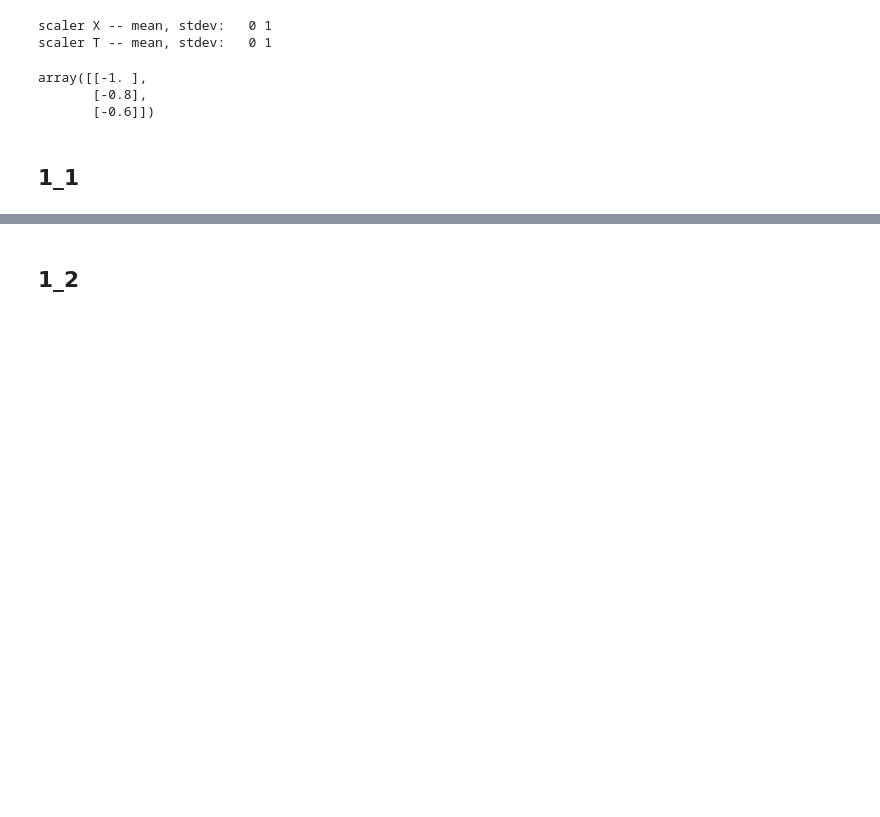
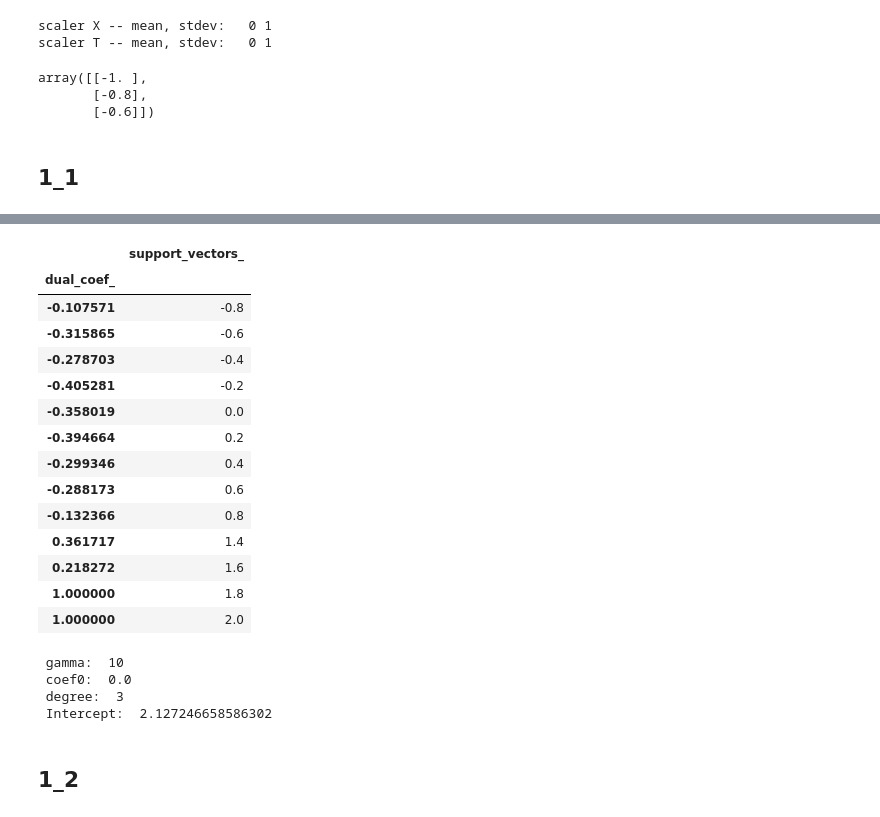
Before and after one commit to vladgap/Various, a Jupyter notebook: SVR_function_approx2.ipynb, the cells around one changed output, grey strips where cells are left out. Cells and saved outputs as stored; diff of their text form; code cells hidden in the pictures; blank space fills up the shorter version.

```diff
--- a/SVR_function_approx2.ipynb
+++ b/SVR_function_approx2.ipynb
@@ -92,6 +92,36 @@ fig.update_yaxes(title_text="% error", range=[-20, 20], secondary_y=True, showgr
 fig.show()
 # %% [output]
 [interactive output not drawn]
+# %%
+svr_temp=svr1
+df=pd.concat([pd.DataFrame(svr_temp.dual_coef_.T, columns=['dual_coef_']),
+              pd.DataFrame(svr_temp.support_vectors_),
+              ],axis=1).rename(columns={0: "support_vectors_"}).set_index('dual_coef_')
+display(df)
+print (' gamma: ',svr_temp.gamma,'\n',
+       'coef0: ',svr_temp.coef0,'\n',
+       'degree: ',svr_temp.degree,'\n',
+       'Intercept: ',svr_temp.intercept_[0],)
+# %% [output]
+|  | support_vectors_ |
+| dual_coef_ |  |
+| -0.107571 | -0.8 |
+| -0.315865 | -0.6 |
+| -0.278703 | -0.4 |
+| -0.405281 | -0.2 |
+| -0.358019 | 0.0 |
+| -0.394664 | 0.2 |
+| -0.299346 | 0.4 |
+| -0.288173 | 0.6 |
+| -0.132366 | 0.8 |
+| 0.361717 | 1.4 |
+| 0.218272 | 1.6 |
+| 1.000000 | 1.8 |
+| 1.000000 | 2.0 |
+ gamma:  10
+ coef0:  0.0
+ degree:  3
+ Intercept:  2.127246658586302
 # %% [markdown]
 ## 1_2
 # %%
```
Also changed, not shown: parts of 2 cells of this notebook.
